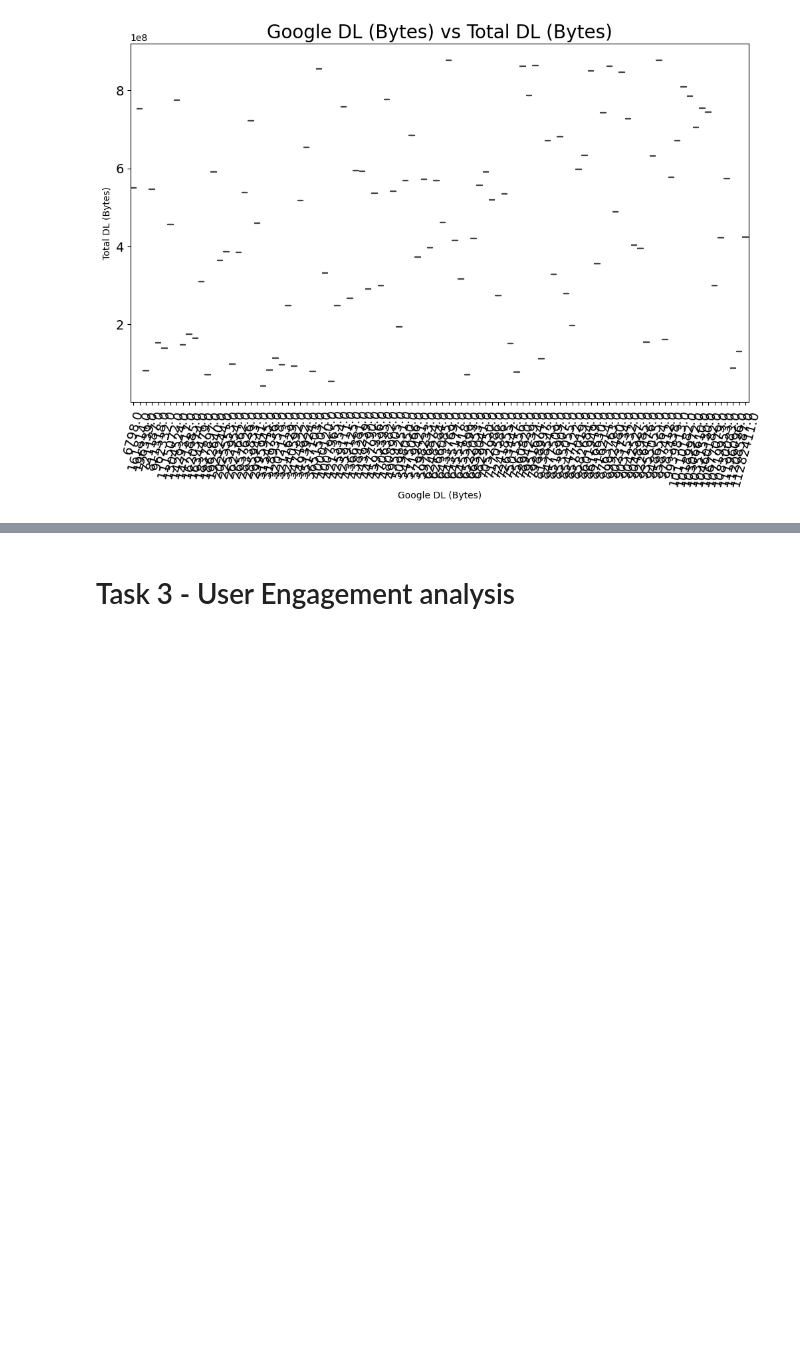
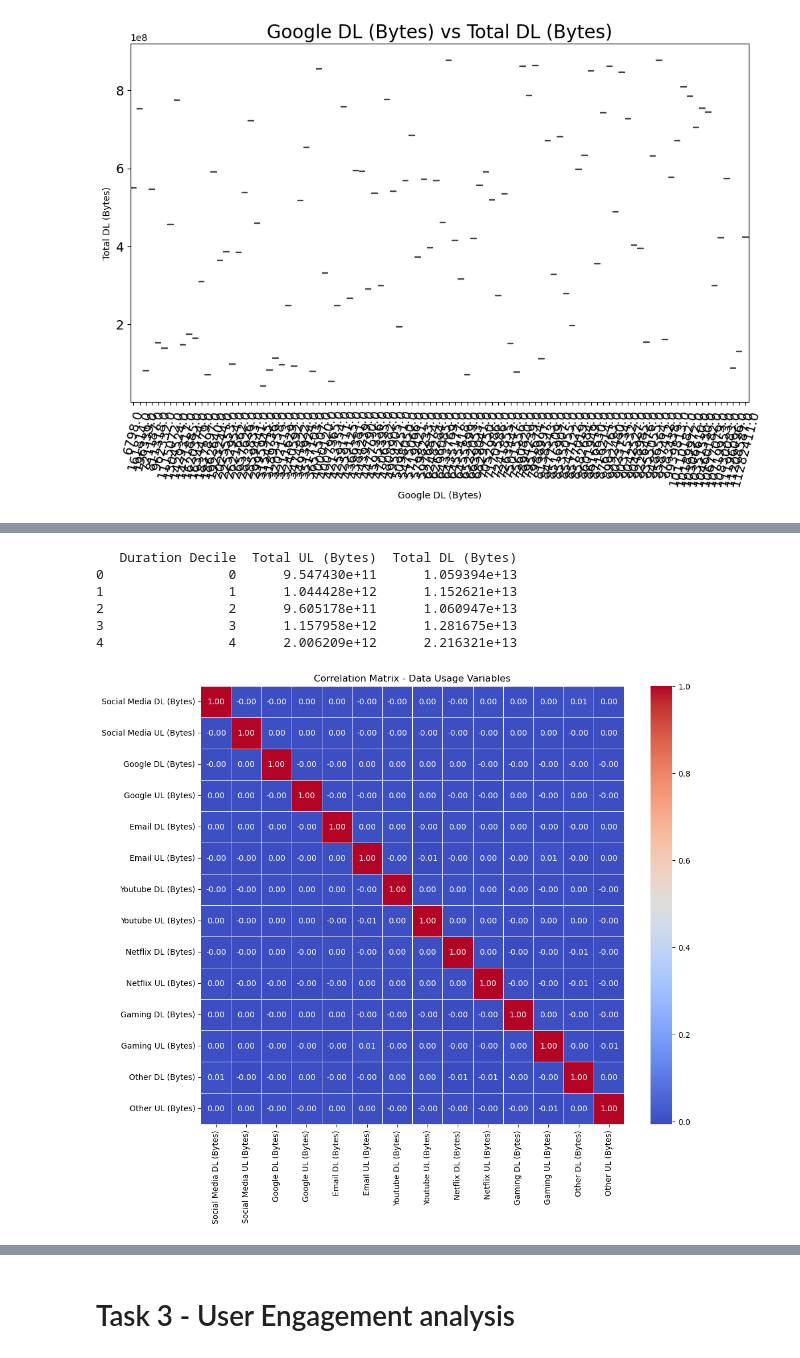
Before and after one commit to lamigaroma/telecom_data_analysis_and_modelling, a Jupyter notebook: telecom_data_analysis.ipynb, the cells around one changed output, grey strips where cells are left out. Cells and saved outputs as stored; diff of their text form; code cells hidden in the pictures; blank space fills up the shorter version.

```diff
--- a/telecom_data_analysis.ipynb
+++ b/telecom_data_analysis.ipynb
@@ -352,0 +512,53 @@ sns.pairplot(pair_DL, hue = 'Total DL (Bytes)', diag_kind = 'kde',
+# %%
+# Convert 'Dur. (ms)' to seconds for easier interpretation
+df_clean['Dur. (ms)'] = df_clean['Dur. (ms)'] / 1000
+
+# Compute total duration and total data (DL+UL) per user
+user_summary = df_clean.groupby('MSISDN/Number').agg({
+    'Dur. (ms)': 'sum',
+    'Total UL (Bytes)': 'sum',
+    'Total DL (Bytes)': 'sum'
+}).reset_index()
+
+# Compute deciles based on total duration
+user_summary['Duration Decile'] = pd.qcut(user_summary['Dur. (ms)'], q=[0, 0.2, 0.4, 0.6, 0.8, 1], labels=False, duplicates='drop')
+
+# Compute total data (DL+UL) per decile class
+data_per_decile = user_summary.groupby('Duration Decile').agg({
+    'Total UL (Bytes)': 'sum',
+    'Total DL (Bytes)': 'sum'
+}).reset_index()
+
+# Display the result
+print(data_per_decile)
+# %% [output]
+   Duration Decile  Total UL (Bytes)  Total DL (Bytes)
+0                0      9.547430e+11      1.059394e+13
+1                1      1.044428e+12      1.152621e+13
+2                2      9.605178e+11      1.060947e+13
+3                3      1.157958e+12      1.281675e+13
+4                4      2.006209e+12      2.216321e+13
+# %%
+# Select relevant columns for correlation analysis
+data_usage_columns = [
+    'Social Media DL (Bytes)', 'Social Media UL (Bytes)',
+    'Google DL (Bytes)', 'Google UL (Bytes)',
+    'Email DL (Bytes)', 'Email UL (Bytes)',
+    'Youtube DL (Bytes)', 'Youtube UL (Bytes)',
+    'Netflix DL (Bytes)', 'Netflix UL (Bytes)',
+    'Gaming DL (Bytes)', 'Gaming UL (Bytes)',
+    'Other DL (Bytes)', 'Other UL (Bytes)']
+
+# Create a subset DataFrame with only the selected columns
+data_usage_subset = df_clean[data_usage_columns]
+
+# Compute the correlation matrix
+correlation_matrix = data_usage_subset.corr()
+
+# Visualize the correlation matrix using a heatmap
+plt.figure(figsize=(12, 10))
+sns.heatmap(correlation_matrix, annot=True, cmap='coolwarm', fmt='.2f', linewidths=.5)
+plt.title('Correlation Matrix - Data Usage Variables')
+plt.show()
+# %% [output]
+[figure, added]
```
Also changed, not shown: parts of 39 cells of this notebook, 1 other file.
